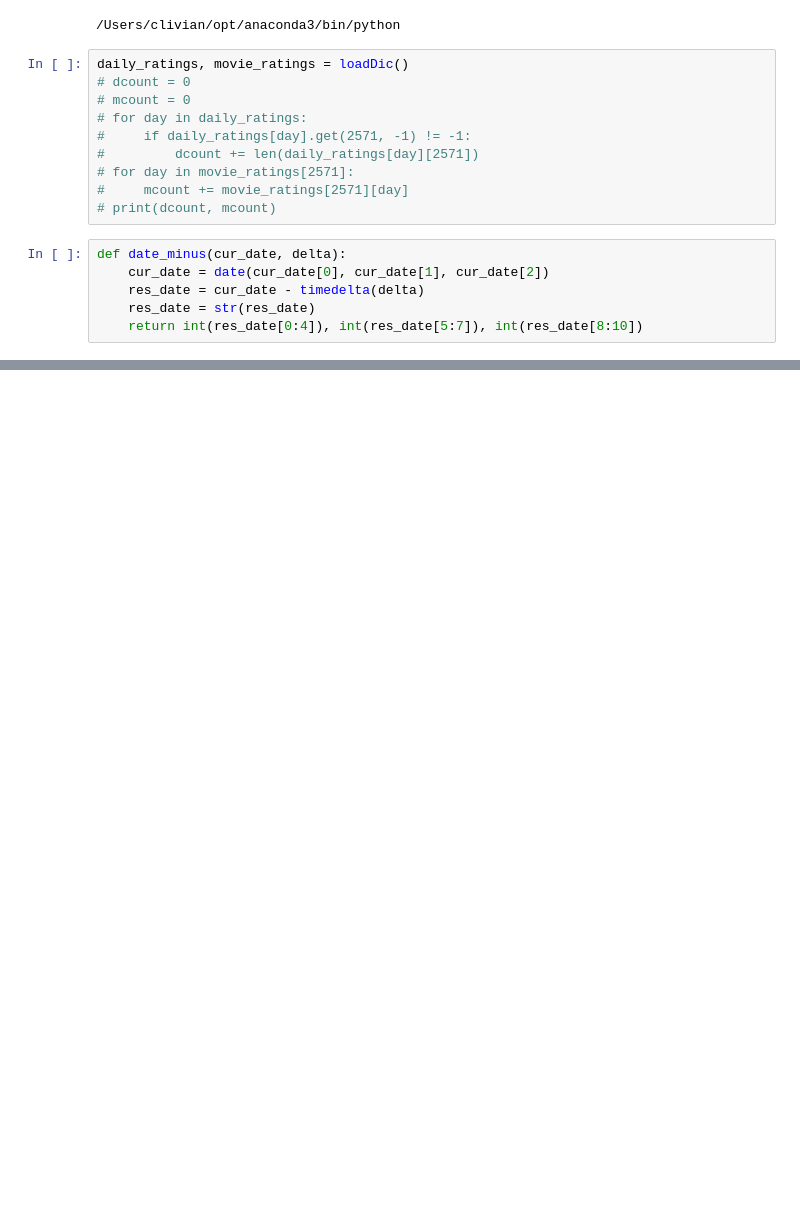
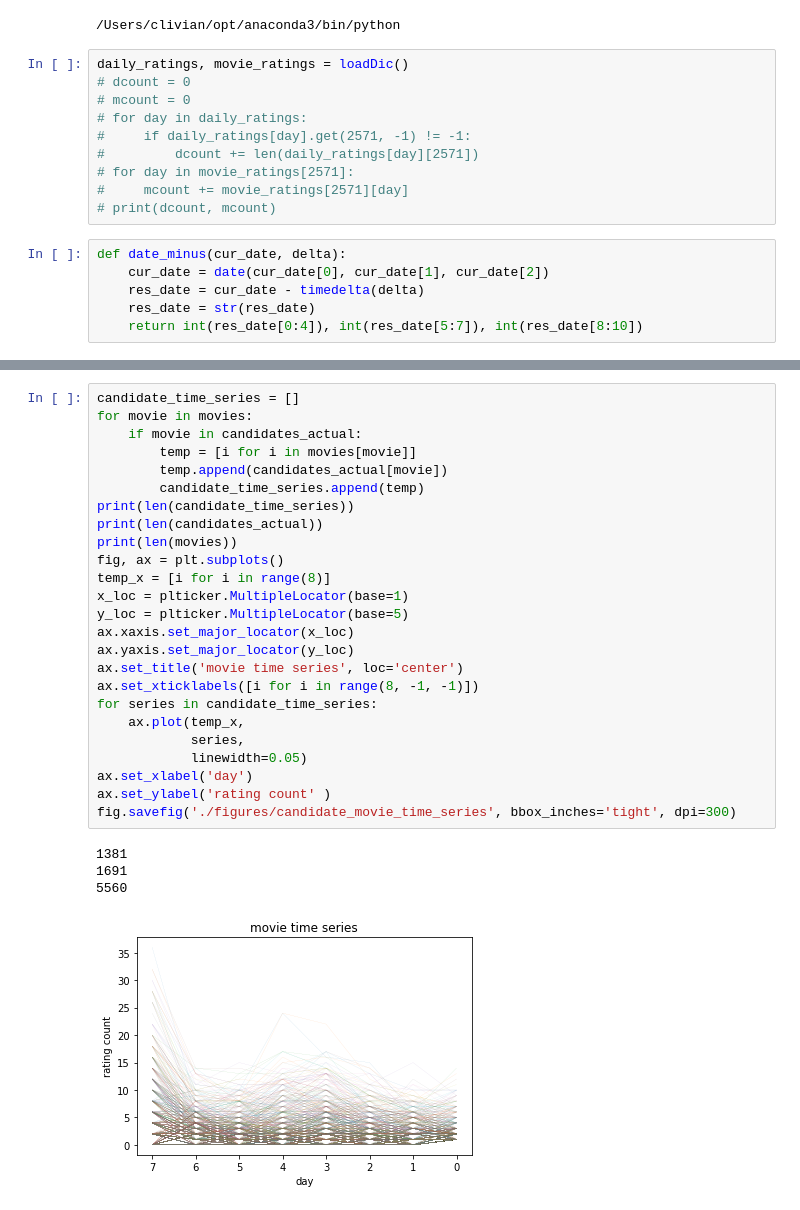
Before and after one commit to liguanlong/Final-Year-Project, a Jupyter notebook: customisedRecommender.ipynb, the cells around one changed output, grey strips where cells are left out. Saved outputs shown, nothing was run; the diff lists cells and outputs as text; blank space fills up the shorter version.

```diff
--- a/customisedRecommender.ipynb
+++ b/customisedRecommender.ipynb
@@ -97,0 +82,30 @@ print(hit)
+# %%
+candidate_time_series = []
+for movie in movies:
+    if movie in candidates_actual:
+        temp = [i for i in movies[movie]]
+        temp.append(candidates_actual[movie])
+        candidate_time_series.append(temp)
+print(len(candidate_time_series))
+print(len(candidates_actual))
+print(len(movies))
+fig, ax = plt.subplots()
+temp_x = [i for i in range(8)]
+x_loc = plticker.MultipleLocator(base=1)
+y_loc = plticker.MultipleLocator(base=5)
+ax.xaxis.set_major_locator(x_loc)
+ax.yaxis.set_major_locator(y_loc)
+ax.set_title('movie time series', loc='center')
+ax.set_xticklabels([i for i in range(8, -1, -1)])
+for series in candidate_time_series:
+    ax.plot(temp_x,
+            series,
+            linewidth=0.05)
+ax.set_xlabel('day')
+ax.set_ylabel('rating count' )
+fig.savefig('./figures/candidate_movie_time_series', bbox_inches='tight', dpi=300)
+# %% [output]
+1381
+1691
+5560
+[figure, added]
```
Also changed, not shown: parts of 6 cells of this notebook, 12 other files.
